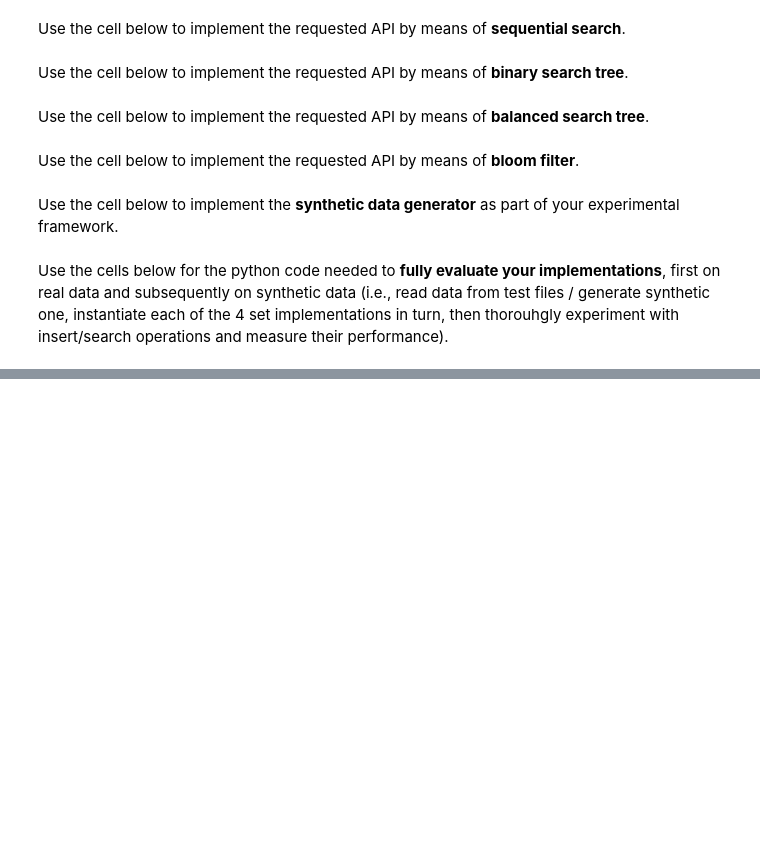
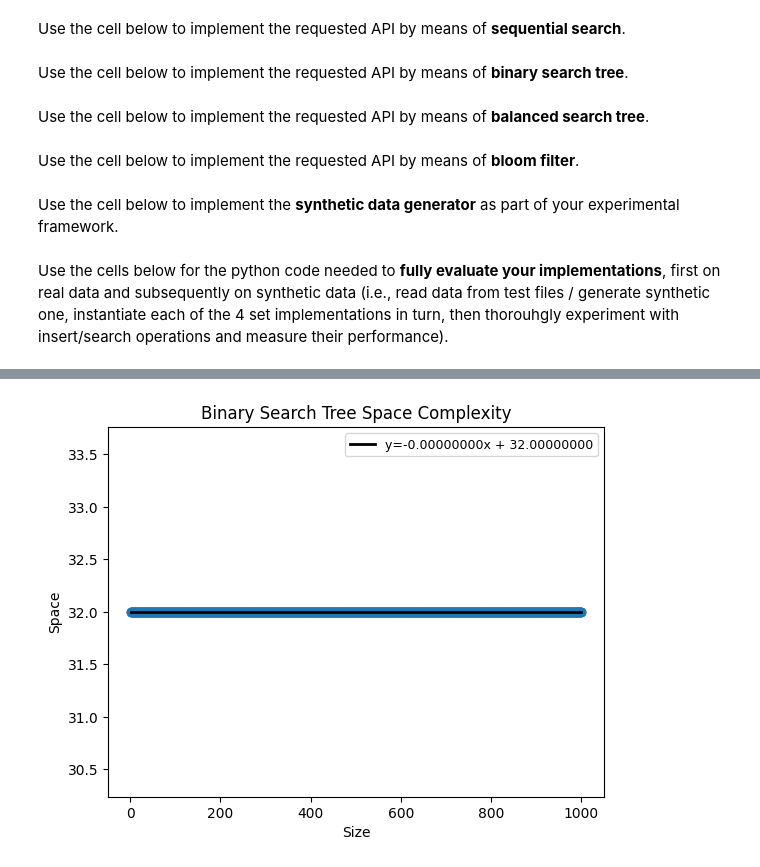
Before and after one commit to Sonnylin3083/Algorithm-Coursework, a Jupyter notebook: SetMembership.ipynb, the cells around one changed output, grey strips where cells are left out. Drawn from its saved outputs; the diff is of its cells as text; code cells hidden in the pictures; blank space fills up the shorter version.

```diff
--- a/SetMembership.ipynb
+++ b/SetMembership.ipynb
@@ -446,7 +446,7 @@ from matplotlib import pyplot as plt
 
 # Create an object of class TestDataGenerator and use the object to generateData
 SyntheticTest = TestDataGenerator()
-num_data = 10000
+num_data = 1000
 data = SyntheticTest.generateData(num_data)
 
 ss = SequentialSearchSet()
@@ -471,49 +471,49 @@ for iteration in range(len(data)):
     ss_av_search_time = ss_tot_search_time / (iteration + 1)
     ss_search_time_data.append(ss_av_search_time)
 
-# bst = BinarySearchTreeSet()
-# bst_insert_time_data_for_synthetic = []
-# bst_search_time_data_for_synthetic = []
-# bst_space_data_for_synthetic = []
-# for iteration in range(len(data)):
-#     bst_insert_start_time = timeit.default_timer()
-#     bst.insertElement(data[iteration])
-#     bst_insert_end_time = timeit.default_timer()
-#     bst_insert_time = bst_insert_end_time - bst_insert_start_time
-#     bst_insert_time_data_for_synthetic.append(bst_insert_time)
-#     bst_space = bst.__sizeof__()
-#     bst_space_data_for_synthetic.append(bst_space)
-#     bst_tot_search_time = 0
-#     for id in range(iteration + 1):
-#         value = data[id]
-#         bst_search_start_time = timeit.default_timer()
-#         bst.searchElement(value)
-#         bst_search_end_time = timeit.default_timer()
-#         bst_tot_search_time += (bst_search_end_time - bst_search_start_time)
-#     bst_av_search_time = bst_tot_search_time / (iteration + 1)
-#     bst_search_time_data_for_synthetic.append(bst_av_search_time)
+bst = BinarySearchTreeSet()
+bst_insert_time_data_for_synthetic = []
+bst_search_time_data_for_synthetic = []
+bst_space_data_for_synthetic = []
+for iteration in range(len(data)):
+    bst_insert_start_time = timeit.default_timer()
+    bst.insertElement(data[iteration])
+    bst_insert_end_time = timeit.default_timer()
+    bst_insert_time = bst_insert_end_time - bst_insert_start_time
+    bst_insert_time_data_for_synthetic.append(bst_insert_time)
+    bst_space = bst.__sizeof__()
+    bst_space_data_for_synthetic.append(bst_space)
+    bst_tot_search_time = 0
+    for id in range(iteration + 1):
+        value = data[id]
+        bst_search_start_time = timeit.default_timer()
+        bst.searchElement(value)
+        bst_search_end_time = timeit.default_timer()
+        bst_tot_search_time += (bst_search_end_time - bst_search_start_time)
+    bst_av_search_time = bst_tot_search_time / (iteration + 1)
+    bst_search_time_data_for_synthetic.append(bst_av_search_time)
 
-# bal = BalancedSearchTreeSet()
-# bal_insert_time_data_for_synthetic = []
-# bal_search_time_data_for_synthetic = []
-# bal_space_data_for_synthetic = []
-# for iteration in range(len(data)):
-#     bal_insert_start_time = timeit.default_timer()
-#     bal.insertElement(data[iteration])
-#     bal_insert_end_time = timeit.default_timer()
-#     bal_insert_time = bal_insert_end_time - bal_insert_start_time
-#     bal_insert_time_data_for_synthetic.append(bal_insert_time)
-#     bal_space = bal.__sizeof__()
-#     bal_space_data_for_synthetic.append(bal_space)
-#     bal_tot_search_time = 0
-#     for id in range(iteration + 1):
-#         value = data[id]
-#         bal_search_start_time = timeit.default_timer()
-#         bal.searchElement(value)
-#         bal_search_end_time = timeit.default_timer()
-#         bal_tot_search_time += (bal_search_end_time - bal_search_start_time)
-#     bal_av_search_time = bal_tot_search_time / (iteration + 1)
-#     bal_search_time_data_for_synthetic.append(bal_av_search_time)
+bal = BalancedSearchTreeSet()
+bal_insert_time_data_for_synthetic = []
+bal_search_time_data_for_synthetic = []
+bal_space_data_for_synthetic = []
+for iteration in range(len(data)):
+    bal_insert_start_time = timeit.default_timer()
+    bal.insertElement(data[iteration])
+    bal_insert_end_time = timeit.default_timer()
+    bal_insert_time = bal_insert_end_time - bal_insert_start_time
+    bal_insert_time_data_for_synthetic.append(bal_insert_time)
+    bal_space = bal.__sizeof__()
+    bal_space_data_for_synthetic.append(bal_space)
+    bal_tot_search_time = 0
+    for id in range(iteration + 1):
+        value = data[id]
+        bal_search_start_time = timeit.default_timer()
+        bal.searchElement(value)
+        bal_search_end_time = timeit.default_timer()
+        bal_tot_search_time += (bal_search_end_time - bal_search_start_time)
+    bal_av_search_time = bal_tot_search_time / (iteration + 1)
+    bal_search_time_data_for_synthetic.append(bal_av_search_time)
 
 # bf = BloomFilterSet()
 # bf_insert_time_data_for_synthetic = []
@@ -642,11 +642,16 @@ print(f"Balanced Search Tree size: {avl_space} bytes")
     # print(f"Bloom Filter insert time: {bf_insert_time_data_for_synthetic[num_data_have]:.6f} seconds")
     # print(f"Bloom Filter search time: {bf_search_time_data_for_synthetic[num_data_have]:.6f} seconds")
     # print(f"Bloom Filter space: {bf_space_data_for_synthetic[num_data_have]} bytes")
+
 #-------------------------- Plot-----------------------#
-x = np.arange(1, 10001)
-plt.title("Sequential Search Insert Time")
+# Used this piece of code below as archetype. (change title, xlabel, ylabel, scatter, polyfit and plot(in case))
+x = np.arange(1, 1001)
+plt.title("Binary Search Tree Space Complexity")
 plt.xlabel("Size")
-plt.ylabel("Insert Time")
-plt.plot(x, ss_insert_time_data)
+plt.ylabel("Space")
+plt.scatter(x, bst_space_data_for_synthetic)
+slope , intercept = np.polyfit(x, bst_space_data_for_synthetic, deg=1)
+plt.plot(x, intercept + slope * x, color="k", lw=2, label='y={:.8f}x + {:.8f}'.format(slope, intercept))
+plt.legend(fontsize=9)
 plt.show()
 # %% [output]
@@ -653,0 +666 @@ KeyboardInterrupt:
+[figure, added]
```
Also changed, not shown: parts of 2 cells of this notebook.
